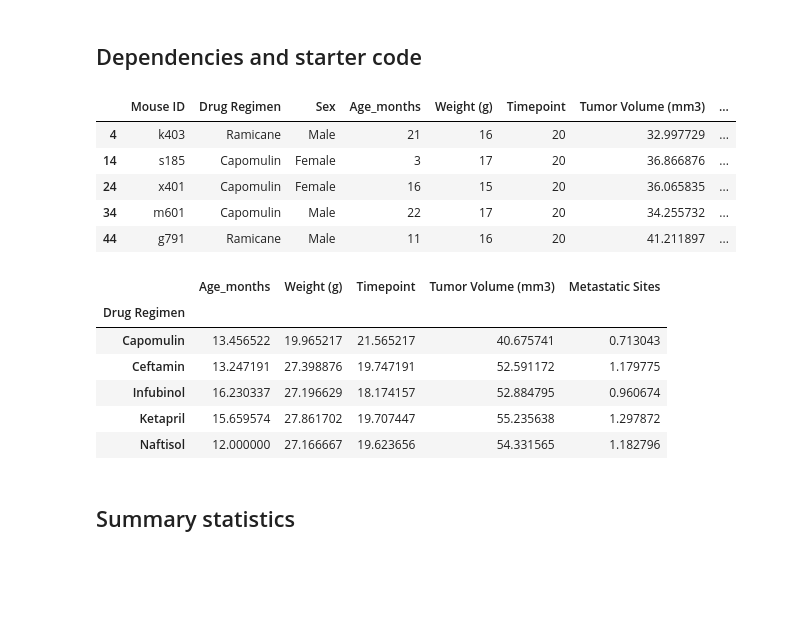
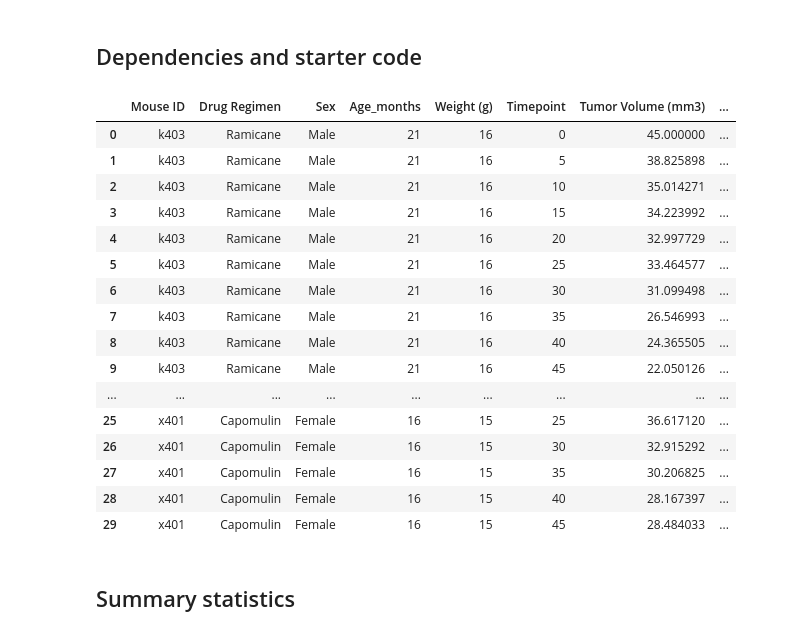
Before and after one commit to jtpeters963/matplotlibchallenge, a Jupyter notebook: pymaceuticals_starter.ipynb, the cells around one changed output. Saved outputs shown, nothing was run; the diff lists cells and outputs as text; code cells hidden in the pictures; blank space fills up the shorter version.

```diff
--- a/pymaceuticals_starter.ipynb
+++ b/pymaceuticals_starter.ipynb
@@ -5,39 +5,42 @@
 # %%
 # Dependencies and Setup
 import matplotlib.pyplot as plt
 import pandas as pd
 import scipy.stats as st
+from scipy.stats import linregress
 import numpy as np
 
 # Study data files
 mouse_metadata = "data/Mouse_metadata.csv"
 study_results = "data/Study_results.csv"
 
 # Read the mouse data and the study results
 mouse_metadata = pd.read_csv(mouse_metadata)
 study_results = pd.read_csv(study_results)
 
 # Combine the data into a single dataset
 df1=pd.merge(mouse_metadata, study_results, on='Mouse ID')
-df = df1.loc[df1['Timepoint']==20,:]
-df.head()
+df = df1.loc[df1['Timepoint']==45,:]
+# df = df1.copy()
+df1.head(30)
 # %% [output]
 |  | Mouse ID | Drug Regimen | Sex | Age_months | Weight (g) | Timepoint | Tumor Volume (mm3) | ... |
+| 0 | k403 | Ramicane | Male | 21 | 16 | 0 | 45.000000 | ... |
+| 1 | k403 | Ramicane | Male | 21 | 16 | 5 | 38.825898 | ... |
+| 2 | k403 | Ramicane | Male | 21 | 16 | 10 | 35.014271 | ... |
+| 3 | k403 | Ramicane | Male | 21 | 16 | 15 | 34.223992 | ... |
 | 4 | k403 | Ramicane | Male | 21 | 16 | 20 | 32.997729 | ... |
-| 14 | s185 | Capomulin | Female | 3 | 17 | 20 | 36.866876 | ... |
-| 24 | x401 | Capomulin | Female | 16 | 15 | 20 | 36.065835 | ... |
-| 34 | m601 | Capomulin | Male | 22 | 17 | 20 | 34.255732 | ... |
-| 44 | g791 | Ramicane | Male | 11 | 16 | 20 | 41.211897 | ... |
+| 5 | k403 | Ramicane | Male | 21 | 16 | 25 | 33.464577 | ... |
+| 6 | k403 | Ramicane | Male | 21 | 16 | 30 | 31.099498 | ... |
+| 7 | k403 | Ramicane | Male | 21 | 16 | 35 | 26.546993 | ... |
+| 8 | k403 | Ramicane | Male | 21 | 16 | 40 | 24.365505 | ... |
+| 9 | k403 | Ramicane | Male | 21 | 16 | 45 | 22.050126 | ... |
+| ... | ... | ... | ... | ... | ... | ... | ... | ... |
+| 25 | x401 | Capomulin | Female | 16 | 15 | 25 | 36.617120 | ... |
+| 26 | x401 | Capomulin | Female | 16 | 15 | 30 | 32.915292 | ... |
+| 27 | x401 | Capomulin | Female | 16 | 15 | 35 | 30.206825 | ... |
+| 28 | x401 | Capomulin | Female | 16 | 15 | 40 | 28.167397 | ... |
+| 29 | x401 | Capomulin | Female | 16 | 15 | 45 | 28.484033 | ... |
-# %%
-average.head()
-# %% [output]
-|  | Age_months | Weight (g) | Timepoint | Tumor Volume (mm3) | Metastatic Sites |
-| Drug Regimen |  |  |  |  |  |
-| Capomulin | 13.456522 | 19.965217 | 21.565217 | 40.675741 | 0.713043 |
-| Ceftamin | 13.247191 | 27.398876 | 19.747191 | 52.591172 | 1.179775 |
-| Infubinol | 16.230337 | 27.196629 | 18.174157 | 52.884795 | 0.960674 |
-| Ketapril | 15.659574 | 27.861702 | 19.707447 | 55.235638 | 1.297872 |
-| Naftisol | 12.000000 | 27.166667 | 19.623656 | 54.331565 | 1.182796 |
 # %% [markdown]
 ## Summary statistics
 # %%
```
Also changed, not shown: parts of 19 cells of this notebook.
